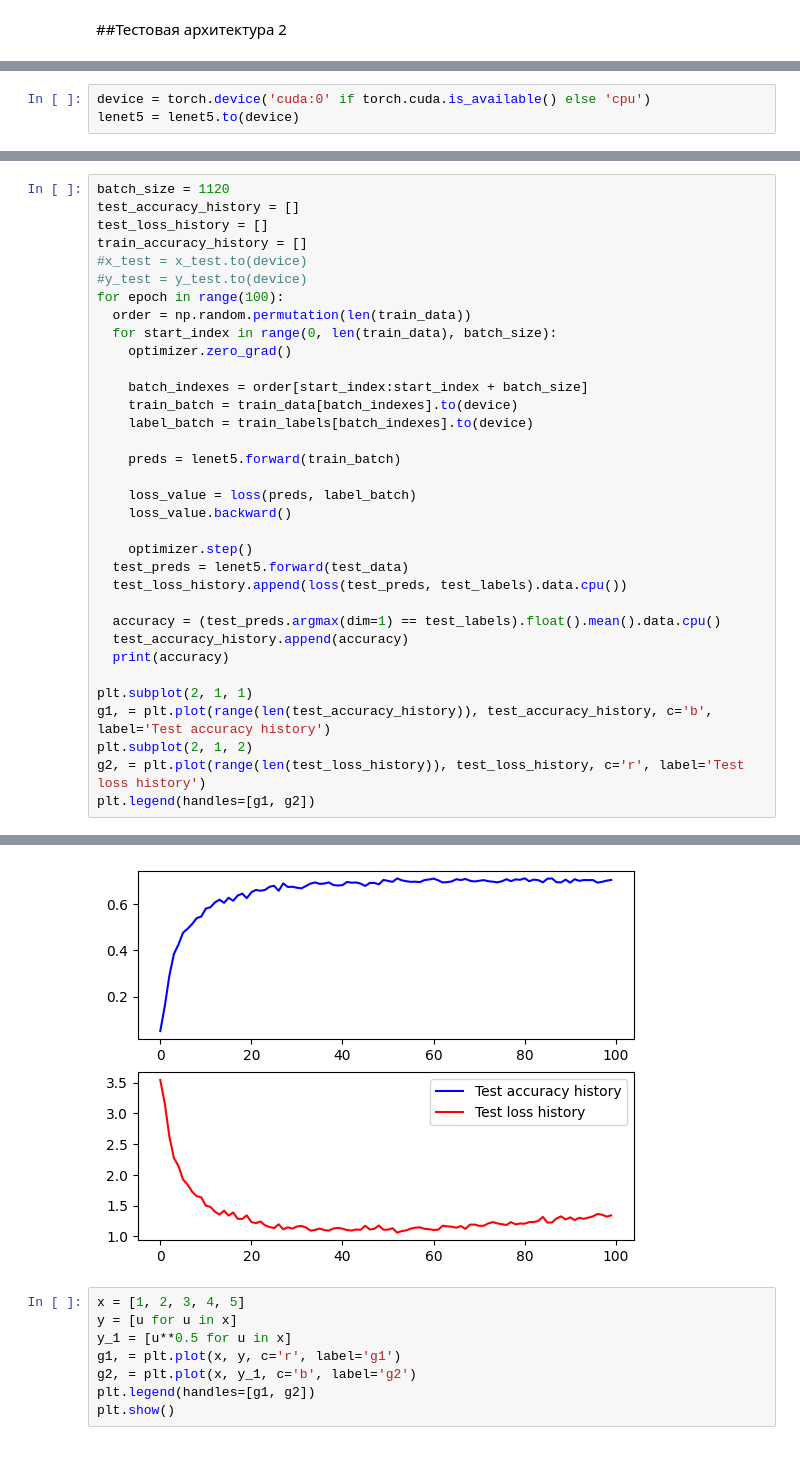
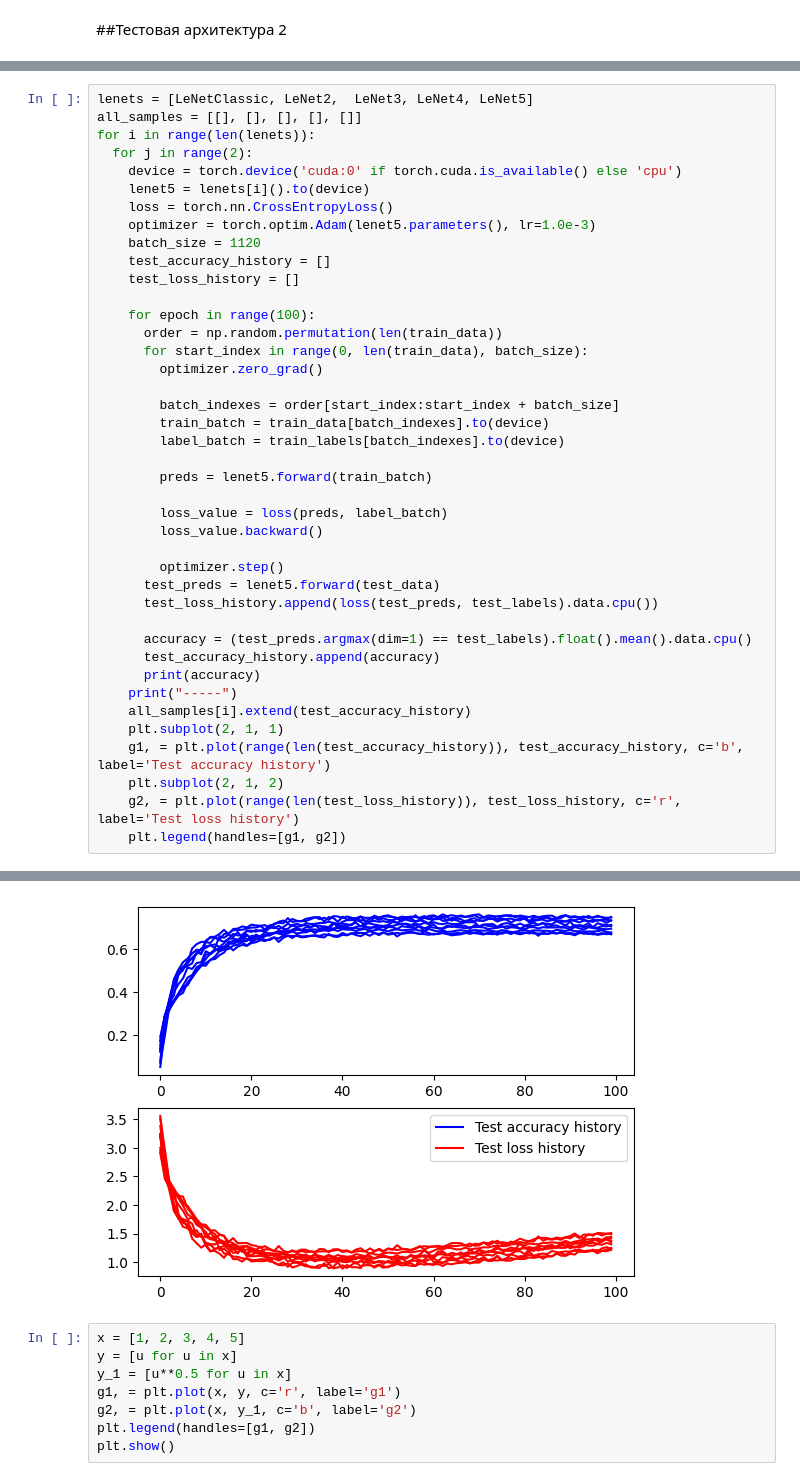
Before and after one commit to KORALLLL/MTUCI_EMNIST, a Jupyter notebook: LeNet.ipynb, the cells around one changed output, grey strips where cells are left out. Cells and saved outputs as stored; diff of their text form.

```diff
--- a/LeNet.ipynb
+++ b/LeNet.ipynb
@@ -557,3 +473,0 @@ lenet5 = LeNet3()
-# %%
-device = torch.device('cuda:0' if torch.cuda.is_available() else 'cpu')
-lenet5 = lenet5.to(device)
@@ -563,35 +654,42 @@ optimizer = torch.optim.Adam(lenet5.parameters(), lr=1.0e-3)
 # %%
-batch_size = 1120
-test_accuracy_history = []
-test_loss_history = []
-train_accuracy_history = []
-#x_test = x_test.to(device)
-#y_test = y_test.to(device)
-for epoch in range(100):
-  order = np.random.permutation(len(train_data))
-  for start_index in range(0, len(train_data), batch_size):
-    optimizer.zero_grad()
+lenets = [LeNetClassic, LeNet2,  LeNet3, LeNet4, LeNet5]
+all_samples = [[], [], [], [], []]
+for i in range(len(lenets)):
+  for j in range(2):
+    device = torch.device('cuda:0' if torch.cuda.is_available() else 'cpu')
+    lenet5 = lenets[i]().to(device)
+    loss = torch.nn.CrossEntropyLoss()
+    optimizer = torch.optim.Adam(lenet5.parameters(), lr=1.0e-3)
+    batch_size = 1120
+    test_accuracy_history = []
+    test_loss_history = []
 
-    batch_indexes = order[start_index:start_index + batch_size]
-    train_batch = train_data[batch_indexes].to(device)
-    label_batch = train_labels[batch_indexes].to(device)
+    for epoch in range(100):
+      order = np.random.permutation(len(train_data))
+      for start_index in range(0, len(train_data), batch_size):
+        optimizer.zero_grad()
 
-    preds = lenet5.forward(train_batch)
+        batch_indexes = order[start_index:start_index + batch_size]
+        train_batch = train_data[batch_indexes].to(device)
+        label_batch = train_labels[batch_indexes].to(device)
 
-    loss_value = loss(preds, label_batch)
-    loss_value.backward()
+        preds = lenet5.forward(train_batch)
 
-    optimizer.step()
-  test_preds = lenet5.forward(test_data)
-  test_loss_history.append(loss(test_preds, test_labels).data.cpu())
+        loss_value = loss(preds, label_batch)
+        loss_value.backward()
 
-  accuracy = (test_preds.argmax(dim=1) == test_labels).float().mean().data.cpu()
-  test_accuracy_history.append(accuracy)
-  print(accuracy)
+        optimizer.step()
+      test_preds = lenet5.forward(test_data)
+      test_loss_history.append(loss(test_preds, test_labels).data.cpu())
 
-plt.subplot(2, 1, 1)
-g1, = plt.plot(range(len(test_accuracy_history)), test_accuracy_history, c='b', label='Test accuracy history')
-plt.subplot(2, 1, 2)
-g2, = plt.plot(range(len(test_loss_history)), test_loss_history, c='r', label='Test loss history')
-plt.legend(handles=[g1, g2])
+      accuracy = (test_preds.argmax(dim=1) == test_labels).float().mean().data.cpu()
+      test_accuracy_history.append(accuracy)
+      print(accuracy)
+    print("-----")
+    all_samples[i].extend(test_accuracy_history)
+    plt.subplot(2, 1, 1)
+    g1, = plt.plot(range(len(test_accuracy_history)), test_accuracy_history, c='b', label='Test accuracy history')
+    plt.subplot(2, 1, 2)
+    g2, = plt.plot(range(len(test_loss_history)), test_loss_history, c='r', label='Test loss history')
+    plt.legend(handles=[g1, g2])
 # %% [output]
@@ -616,4 +713,4 @@ tensor(0.7068)
-[figure, old version]
+[figure, new version]
 # %%
 x = [1, 2, 3, 4, 5]
 y = [u for u in x]
```
Also changed, not shown: parts of 34 cells of this notebook.
